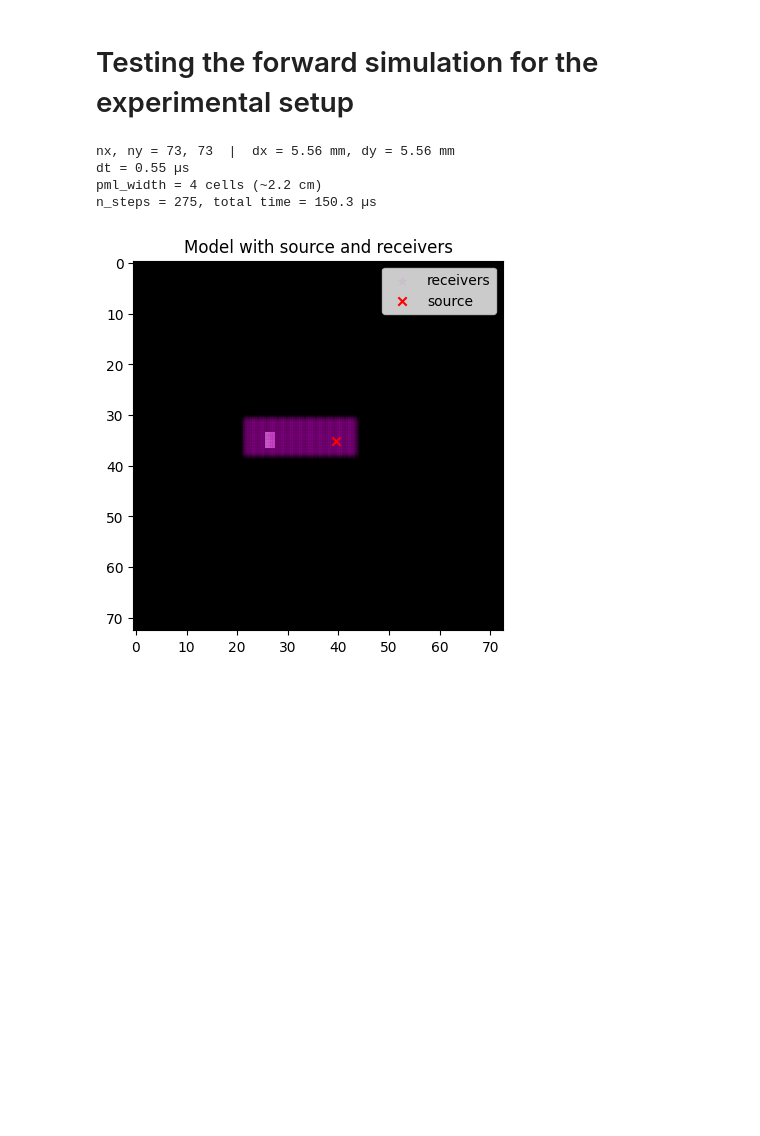
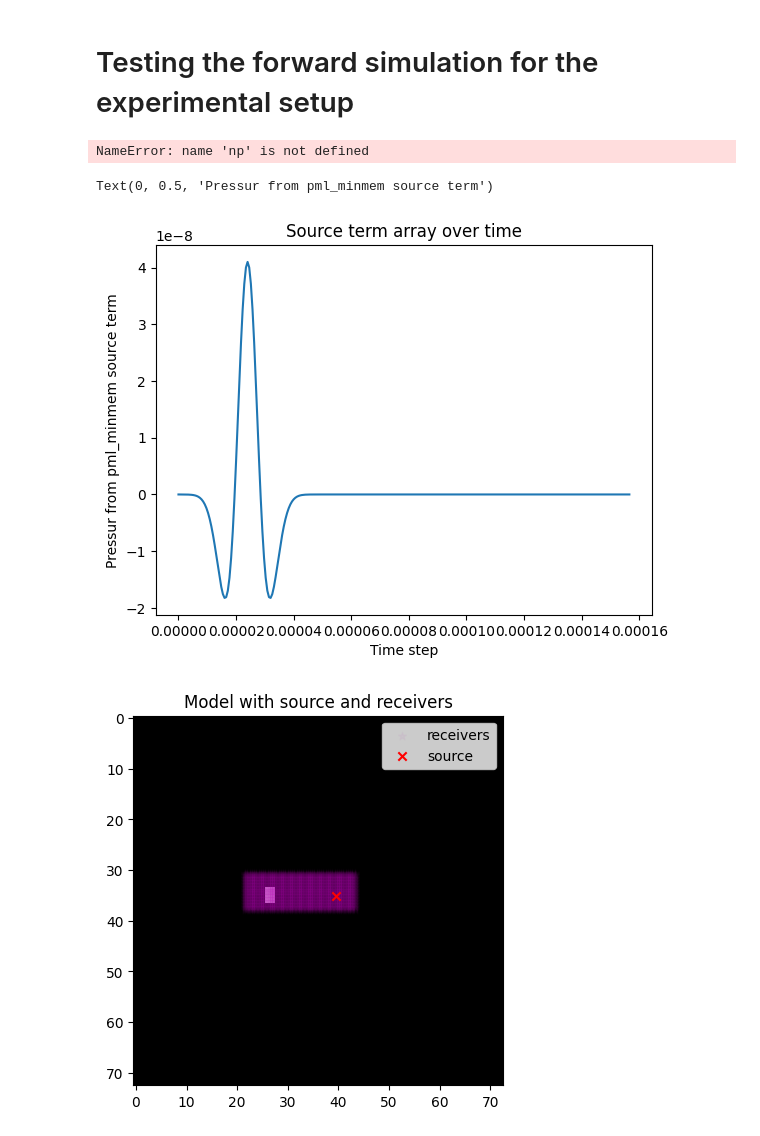
Before and after one commit to armercier/Hybrid-OED, a Jupyter notebook: src/scripts/test_forward_lab_setup.ipynb, the cells around one changed output. Cells and saved outputs as stored; diff of their text form; code cells hidden in the pictures; blank space fills up the shorter version.

```diff
--- a/src/scripts/test_forward_lab_setup.ipynb
+++ b/src/scripts/test_forward_lab_setup.ipynb
@@ -125,11 +125,47 @@ ys = acoustic2D_cpml_minmem(
 )
 seis = ys[0]  # (n_steps, Nrec)
 wavefields_test = ys[1]  # (n_steps, nx, ny)
+
+dt = cfl_dt(c_min, (dx, dy), cfl=0.40)
+print(f"Chosen time step: {dt:.2e} seconds")
+
+# arbitrary wavelet array (you can pass literally anything)
+time = jnp.arange(n_steps) * dt
+my_wavelet_array = ricker_wavelet(time, f0, 1.8*10e-6)  # (nt,)
+plt.plot(my_wavelet_array)
+wavelet = jnp.asarray(my_wavelet_array*10e9, dtype=jnp.float32)  # (nt,)
+
+
+
+out = solve_phi_wave_2d(
+    c=true_model,                 # (nx, ny) velocity model [m/s]
+    rho=density_grid,                 # or None
+    spacing=(dx, dy),
+    dt=float(dt),
+    source_xy=src_idx,
+    source_wavelet=wavelet,
+    receiver_xy=receiver_is,
+)
 # %% [output]
-nx, ny = 73, 73  |  dx = 5.56 mm, dy = 5.56 mm
-dt = 0.55 µs
-pml_width = 4 cells (~2.2 cm)
-n_steps = 275, total time = 150.3 µs
+NameError: name 'np' is not defined
+# %%
+a_const = jnp.array(jnp.pi**2 * f0**2).astype(jnp.float32)
+src_term_array = []
+dt2 = dt**2
+t0      = (jnp.array(1.2) / f0).astype(jnp.float32)
+factor  = jnp.array(1e4, dtype=jnp.float32)
+for t in time:
+    ricker =  factor * (1 - 2*a_const*(t - t0)**2) * jnp.exp(-a_const*(t - t0)**2)
+    src_term = dt2 * (4*jnp.pi*(1**2)) * ricker   # scalar
+    src_term_array.append(src_term)
+
+plt.plot(time/10, src_term_array)
+plt.title("Source term array over time")
+plt.xlabel("Time step")
+plt.ylabel("Pressur from pml_minmem source term")
+# %% [output]
+Text(0, 0.5, 'Pressur from pml_minmem source term')
+[figure, added]
 # %%
 plt.scatter(receiver_is[:,1], receiver_is[:,0], c="m", marker="*", label="receivers", alpha=0.03)
 plt.scatter(src_idx[1], src_idx[0], c="r", marker="x", label="source")
```
Also changed, not shown: parts of 8 cells of this notebook, 6 other files.
